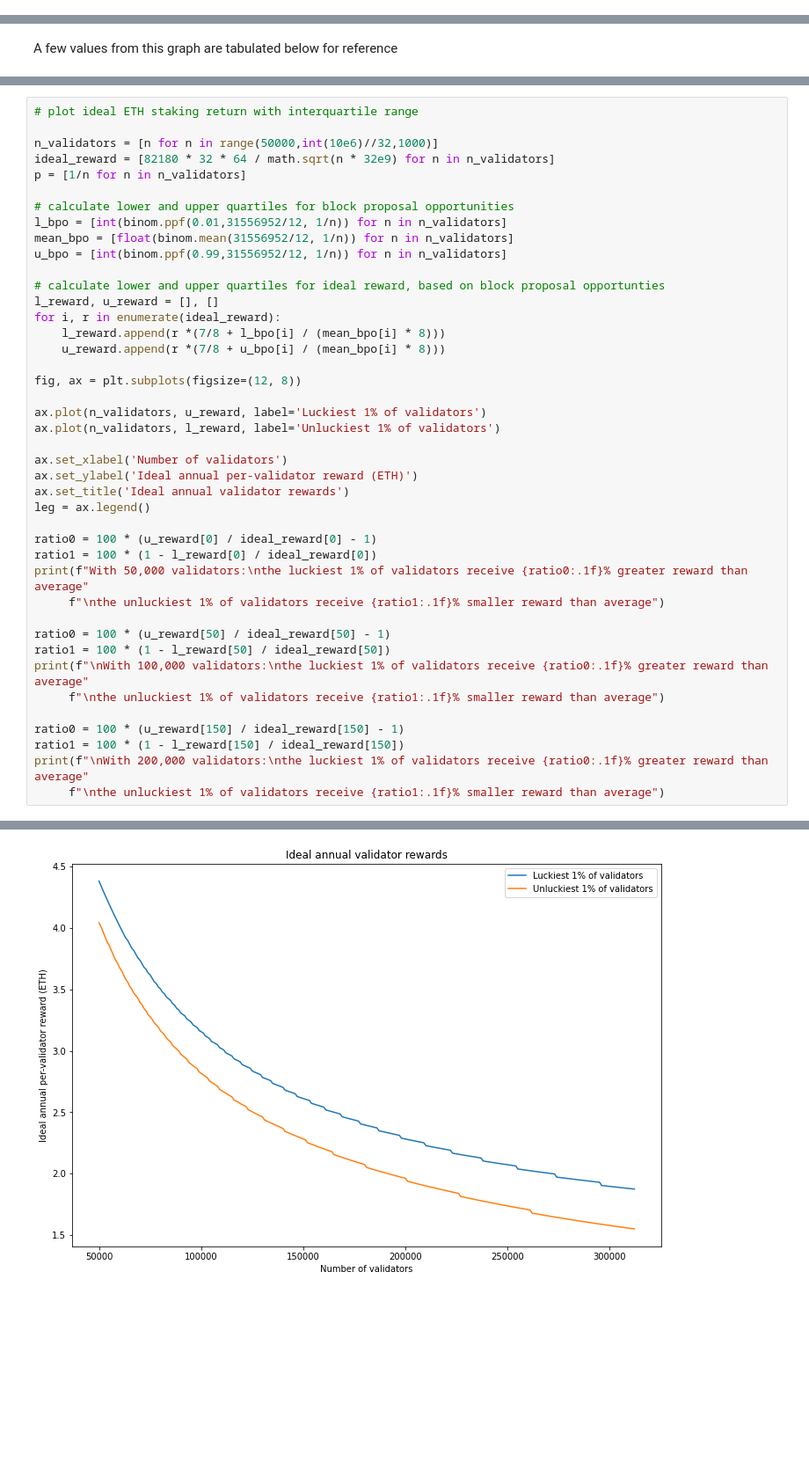
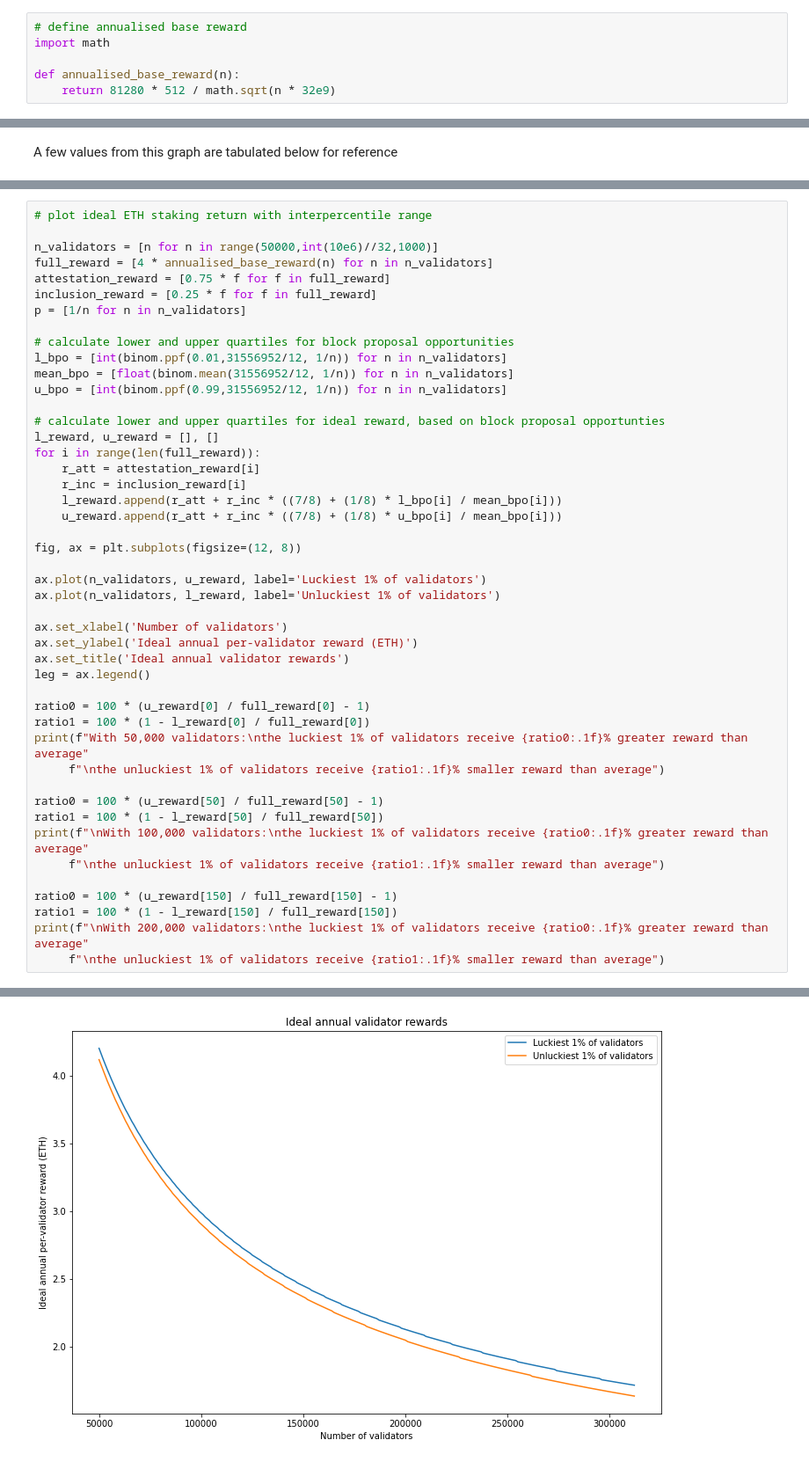
Before and after one commit to pintail-xyz/validator_rewards, a Jupyter notebook: validator_rewards.ipynb, the cells around one changed output, grey strips where cells are left out. Shown: that part at 88% size. Drawn from its saved outputs; the diff is of its cells as text; blank space fills up the shorter version.

```diff
--- a/validator_rewards.ipynb
+++ b/validator_rewards.ipynb
@@ -31,6 +31,12 @@ For our ideal reward case, this all simplifies down, since *all* validators have
 (NB again this is measured in gwei, but we can just divde by 10<sup>9</sup> to convert to ETH)
 
 And then to turn this into an annual ideal reward, we simply multiply by the number epochs in a year, which is the number of seconds in a year (31556952) divided by the number of seconds in in an epoch (384) to give approximately 82180 epochs per year. The ideal annual per-validator reward is plotted below, as a function of total staked Ether.
+# %%
+# define annualised base reward
+import math
+
+def annualised_base_reward(n):
+    return 81280 * 512 / math.sqrt(n * 32e9)
 # %%
 # plot ideal ETH staking return
 
@@ -137,8 +142,10 @@ To show this effect, I've recalculated the ideal validator returns graph, but no
 # %%
-# plot ideal ETH staking return with interquartile range
+# plot ideal ETH staking return with interpercentile range
 
 n_validators = [n for n in range(50000,int(10e6)//32,1000)]
-ideal_reward = [82180 * 32 * 64 / math.sqrt(n * 32e9) for n in n_validators]
+full_reward = [4 * annualised_base_reward(n) for n in n_validators]
+attestation_reward = [0.75 * f for f in full_reward]
+inclusion_reward = [0.25 * f for f in full_reward]
 p = [1/n for n in n_validators]
 
 # calculate lower and upper quartiles for block proposal opportunities
@@ -148,9 +155,11 @@ u_bpo = [int(binom.ppf(0.99,31556952/12, 1/n)) for n in n_validators]
 
 # calculate lower and upper quartiles for ideal reward, based on block proposal opportunties
 l_reward, u_reward = [], []
-for i, r in enumerate(ideal_reward):
-    l_reward.append(r *(7/8 + l_bpo[i] / (mean_bpo[i] * 8)))
-    u_reward.append(r *(7/8 + u_bpo[i] / (mean_bpo[i] * 8)))
+for i in range(len(full_reward)):
+    r_att = attestation_reward[i]
+    r_inc = inclusion_reward[i]
+    l_reward.append(r_att + r_inc * ((7/8) + (1/8) * l_bpo[i] / mean_bpo[i]))
+    u_reward.append(r_att + r_inc * ((7/8) + (1/8) * u_bpo[i] / mean_bpo[i]))
 
 fig, ax = plt.subplots(figsize=(12, 8))
 
@@ -162,18 +171,18 @@ ax.set_ylabel('Ideal annual per-validator reward (ETH)')
 ax.set_title('Ideal annual validator rewards')
 leg = ax.legend()
 
-ratio0 = 100 * (u_reward[0] / ideal_reward[0] - 1)
-ratio1 = 100 * (1 - l_reward[0] / ideal_reward[0])
+ratio0 = 100 * (u_reward[0] / full_reward[0] - 1)
+ratio1 = 100 * (1 - l_reward[0] / full_reward[0])
 print(f"With 50,000 validators:\nthe luckiest 1% of validators receive {ratio0:.1f}% greater reward than average"
      f"\nthe unluckiest 1% of validators receive {ratio1:.1f}% smaller reward than average")
 
-ratio0 = 100 * (u_reward[50] / ideal_reward[50] - 1)
-ratio1 = 100 * (1 - l_reward[50] / ideal_reward[50])
+ratio0 = 100 * (u_reward[50] / full_reward[50] - 1)
+ratio1 = 100 * (1 - l_reward[50] / full_reward[50])
 print(f"\nWith 100,000 validators:\nthe luckiest 1% of validators receive {ratio0:.1f}% greater reward than average"
      f"\nthe unluckiest 1% of validators receive {ratio1:.1f}% smaller reward than average")
 
-ratio0 = 100 * (u_reward[150] / ideal_reward[150] - 1)
-ratio1 = 100 * (1 - l_reward[150] / ideal_reward[150])
+ratio0 = 100 * (u_reward[150] / full_reward[150] - 1)
+ratio1 = 100 * (1 - l_reward[150] / full_reward[150])
 print(f"\nWith 200,000 validators:\nthe luckiest 1% of validators receive {ratio0:.1f}% greater reward than average"
      f"\nthe unluckiest 1% of validators receive {ratio1:.1f}% smaller reward than average")
 # %% [output]
@@ -191,2 +200,2 @@ the unluckiest 1% of validators receive 6.8% smaller reward than average
-[figure, old version]
+[figure, new version]
 # %% [markdown]
```
Also changed, not shown: parts of 15 cells of this notebook.
